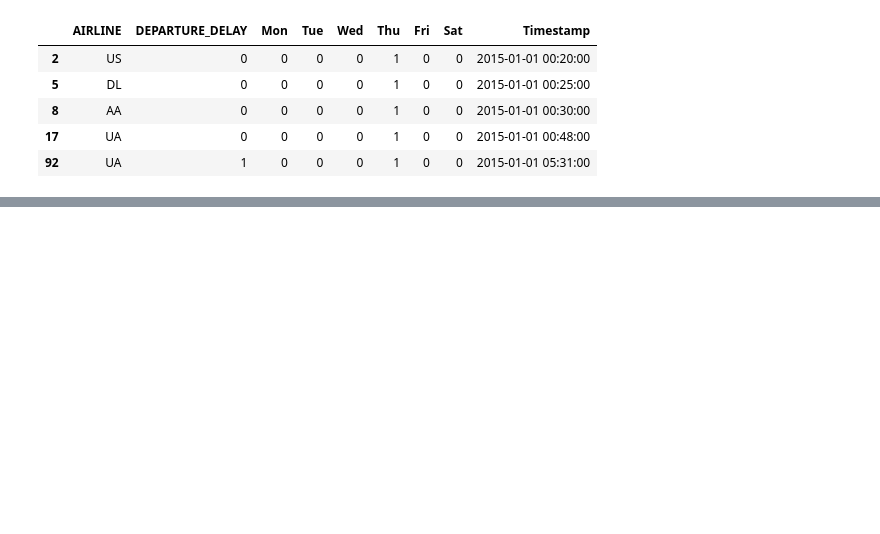
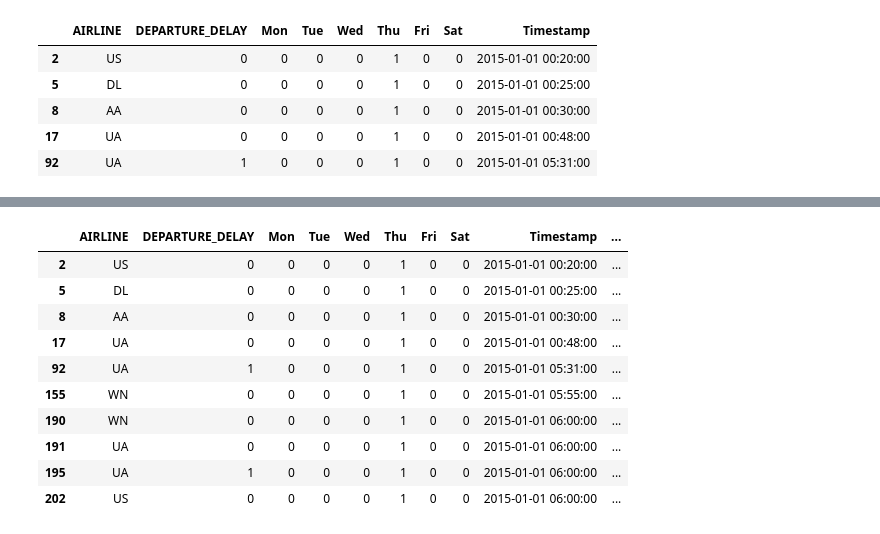
Before and after one commit to MrMrEcho/Flight_Delay_Prediction_with_Weather, a Jupyter notebook: Flight_Delay.ipynb, the cells around one changed output, grey strips where cells are left out. Cells and saved outputs as stored; diff of their text form; code cells hidden in the pictures; blank space fills up the shorter version.

```diff
--- a/Flight_Delay.ipynb
+++ b/Flight_Delay.ipynb
@@ -8,3 +4,7 @@ flights_path  ="/Users/til018/Desktop/slides/257/tp/flights.csv"
+# %%
+airport_path = "/Users/xiaoxiaoren/Documents/sjsu s2 class/257 Machine Learning/project/groupProject/dataset/flight-delays/airports.csv"
+airline_path = "/Users/xiaoxiaoren/Documents/sjsu s2 class/257 Machine Learning/project/groupProject/dataset/flight-delays/airlines.csv"
+flights_path  ="/Users/xiaoxiaoren/Documents/sjsu s2 class/257 Machine Learning/project/groupProject/dataset/flight-delays/flights.csv"
 # %%
 airports = pd.read_csv(airport_path)
 # %%
@@ -136,0 +175,15 @@ list(sfo)
+# %%
+flights_sfo['TimestampYearToHour'] = TimestampYearToHour
+flights_sfo.head(10)
+# %% [output]
+|  | AIRLINE | DEPARTURE_DELAY | Mon | Tue | Wed | Thu | Fri | Sat | Timestamp | ... |
+| 2 | US | 0 | 0 | 0 | 0 | 1 | 0 | 0 | 2015-01-01 00:20:00 | ... |
+| 5 | DL | 0 | 0 | 0 | 0 | 1 | 0 | 0 | 2015-01-01 00:25:00 | ... |
+| 8 | AA | 0 | 0 | 0 | 0 | 1 | 0 | 0 | 2015-01-01 00:30:00 | ... |
+| 17 | UA | 0 | 0 | 0 | 0 | 1 | 0 | 0 | 2015-01-01 00:48:00 | ... |
+| 92 | UA | 1 | 0 | 0 | 0 | 1 | 0 | 0 | 2015-01-01 05:31:00 | ... |
+| 155 | WN | 0 | 0 | 0 | 0 | 1 | 0 | 0 | 2015-01-01 05:55:00 | ... |
+| 190 | WN | 0 | 0 | 0 | 0 | 1 | 0 | 0 | 2015-01-01 06:00:00 | ... |
+| 191 | UA | 0 | 0 | 0 | 0 | 1 | 0 | 0 | 2015-01-01 06:00:00 | ... |
+| 195 | UA | 1 | 0 | 0 | 0 | 1 | 0 | 0 | 2015-01-01 06:00:00 | ... |
+| 202 | US | 0 | 0 | 0 | 0 | 1 | 0 | 0 | 2015-01-01 06:00:00 | ... |
```
Also changed, not shown: parts of 20 cells of this notebook, 1 other file.
